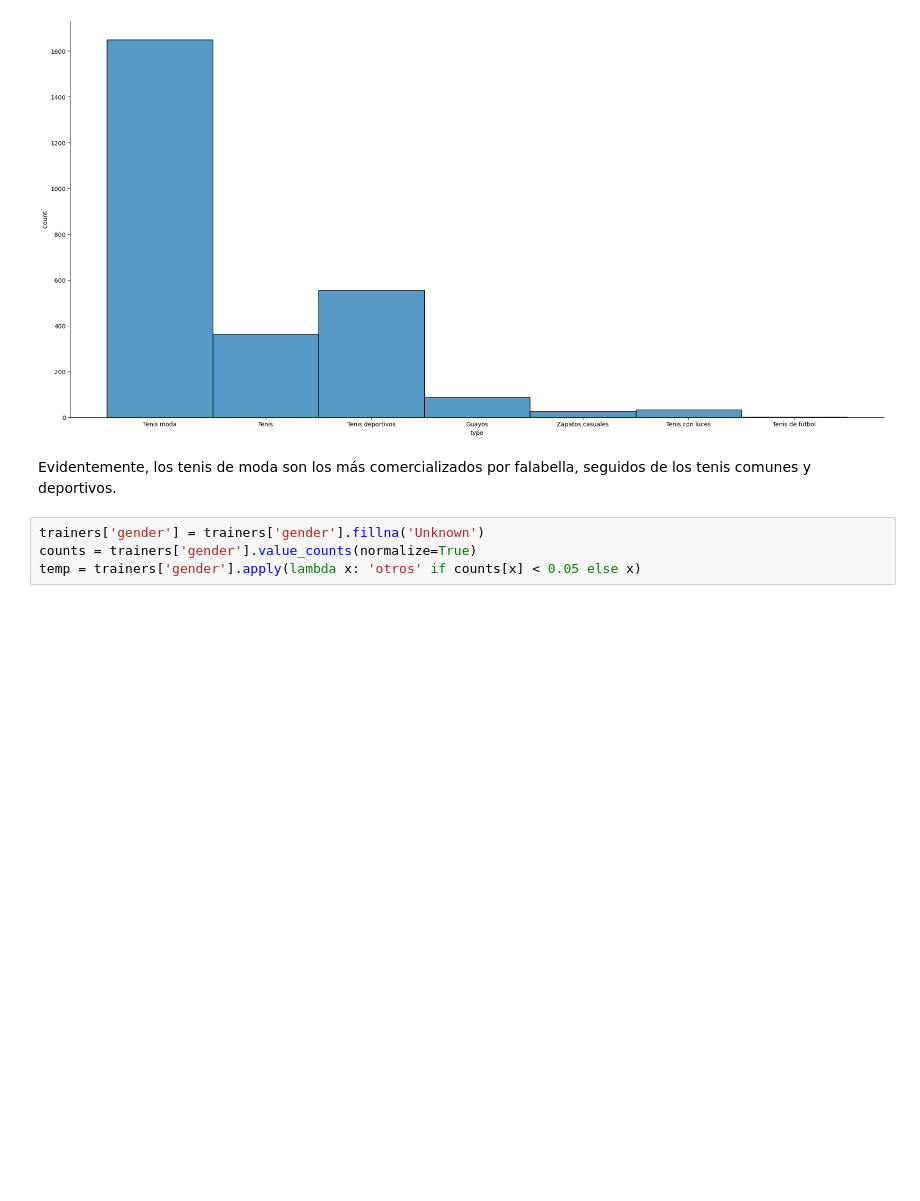
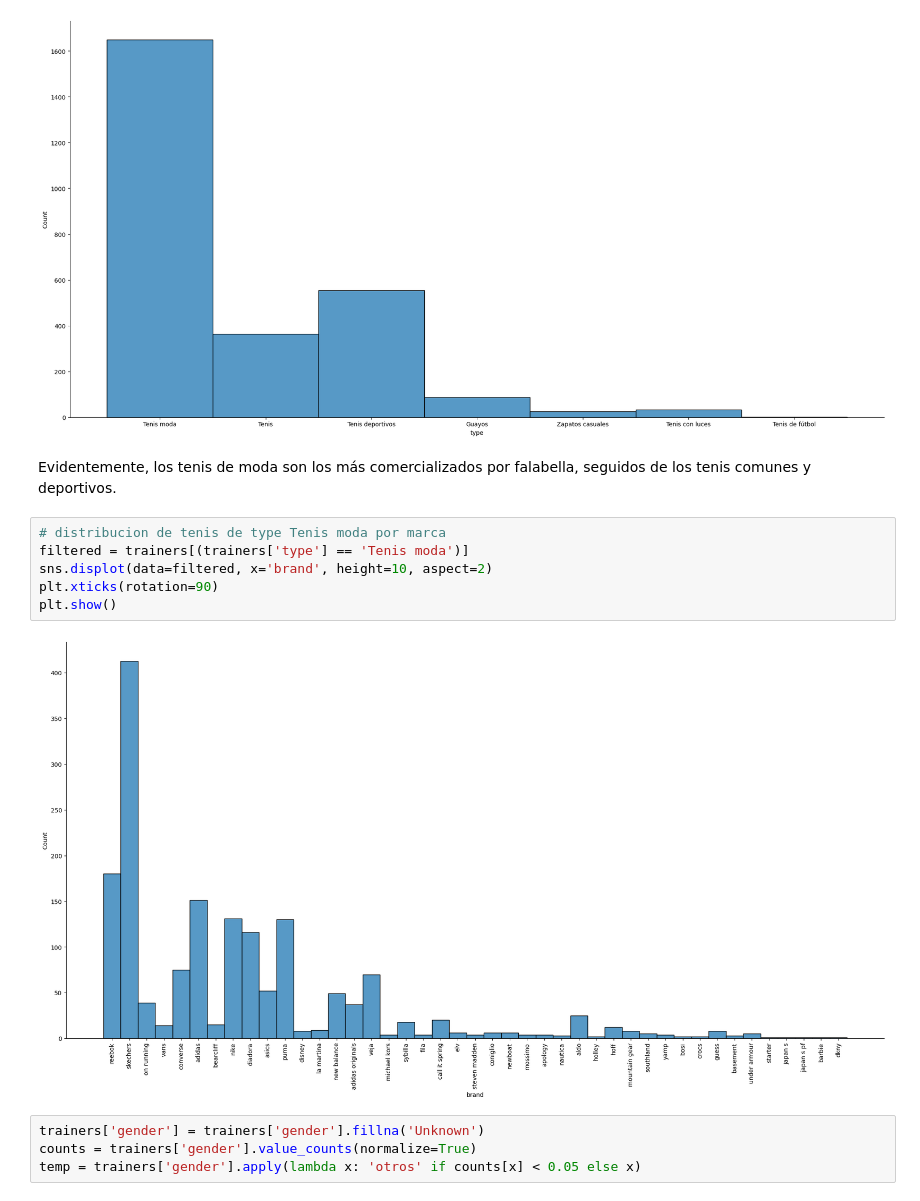
Before and after one commit to sofi-devv/Bootcamp-DS, a Jupyter notebook: falabella/visualizations/viz-fl.ipynb, the cells around one changed output. Cells and saved outputs as stored; diff of their text form; blank space fills up the shorter version.

```diff
--- a/falabella/visualizations/viz-fl.ipynb
+++ b/falabella/visualizations/viz-fl.ipynb
@@ -41,6 +42,14 @@ sns.displot(data=trainers, x='type', multiple="stack", height=10, aspect=2)
 [figure]
 # %% [markdown]
 Evidentemente, los tenis de moda son los más comercializados por falabella, seguidos de los tenis comunes y deportivos.
+# %%
+# distribucion de tenis de type Tenis moda por marca
+filtered = trainers[(trainers['type'] == 'Tenis moda')]
+sns.displot(data=filtered, x='brand', height=10, aspect=2)
+plt.xticks(rotation=90)
+plt.show()
+# %% [output]
+[figure, added]
 # %%
 trainers['gender'] = trainers['gender'].fillna('Unknown')
 counts = trainers['gender'].value_counts(normalize=True)
```
Also changed, not shown: parts of 13 cells of this notebook, 1 other file.
